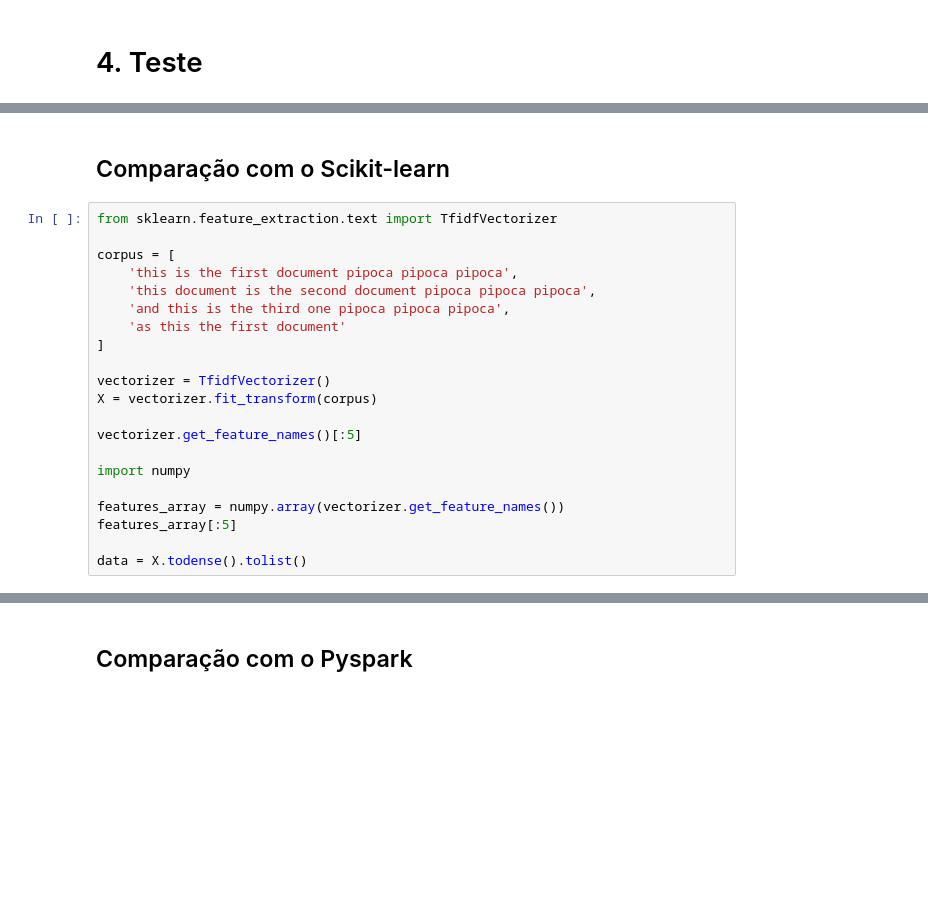
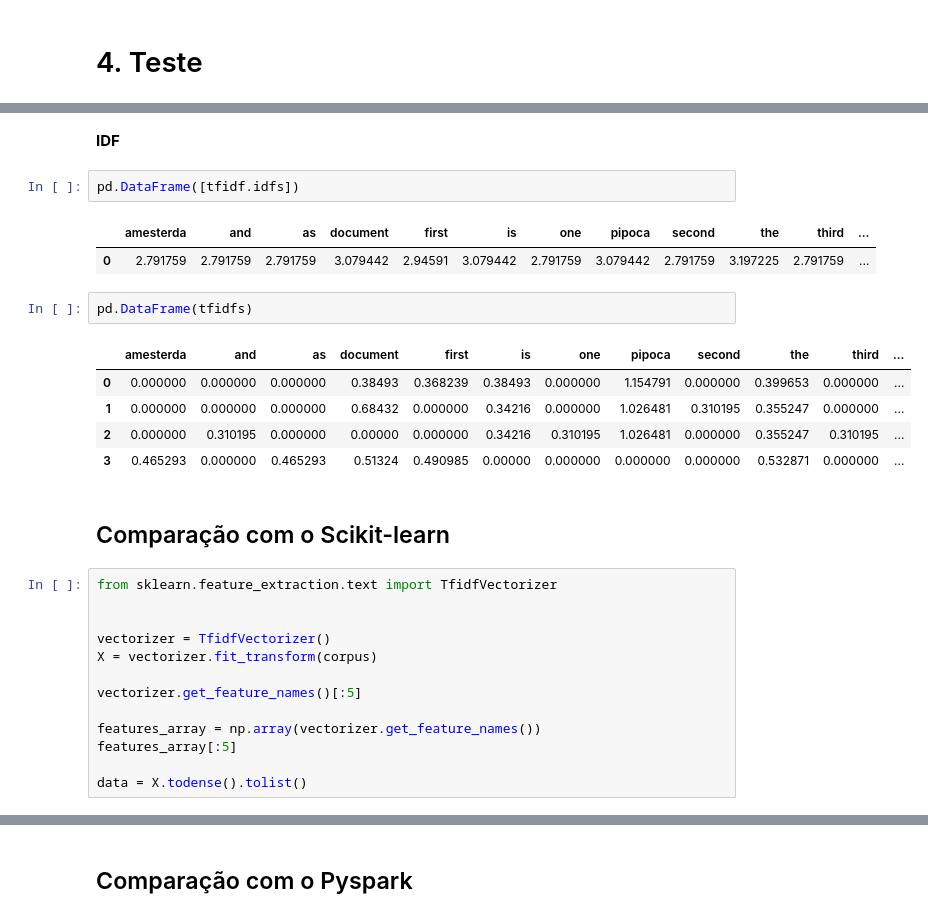
Before and after one commit to altierispeixoto/ds-studies, a Jupyter notebook: machine-learning/feature-engineering/tf-idf/tf-idf.ipynb, the cells around one changed output, grey strips where cells are left out. Saved outputs shown, nothing was run; the diff lists cells and outputs as text; blank space fills up the shorter version.

```diff
--- a/machine-learning/feature-engineering/tf-idf/tf-idf.ipynb
+++ b/machine-learning/feature-engineering/tf-idf/tf-idf.ipynb
@@ -271,23 +168,30 @@ class Tfidf():
+# %% [markdown]
+**IDF**
+# %%
+pd.DataFrame([tfidf.idfs])
+# %% [output]
+|  | amesterda | and | as | document | first | is | one | pipoca | second | the | third | ... |
+| 0 | 2.791759 | 2.791759 | 2.791759 | 3.079442 | 2.94591 | 3.079442 | 2.791759 | 3.079442 | 2.791759 | 3.197225 | 2.791759 | ... |
+# %%
+pd.DataFrame(tfidfs)
+# %% [output]
+|  | amesterda | and | as | document | first | is | one | pipoca | second | the | third | ... |
+| 0 | 0.000000 | 0.000000 | 0.000000 | 0.38493 | 0.368239 | 0.38493 | 0.000000 | 1.154791 | 0.000000 | 0.399653 | 0.000000 | ... |
+| 1 | 0.000000 | 0.000000 | 0.000000 | 0.68432 | 0.000000 | 0.34216 | 0.000000 | 1.026481 | 0.310195 | 0.355247 | 0.000000 | ... |
+| 2 | 0.000000 | 0.310195 | 0.000000 | 0.00000 | 0.000000 | 0.34216 | 0.310195 | 1.026481 | 0.000000 | 0.355247 | 0.310195 | ... |
+| 3 | 0.465293 | 0.000000 | 0.465293 | 0.51324 | 0.490985 | 0.00000 | 0.000000 | 0.000000 | 0.000000 | 0.532871 | 0.000000 | ... |
 # %% [markdown]
 ## Comparação com o Scikit-learn
 # %%
 from sklearn.feature_extraction.text import TfidfVectorizer
 
-corpus = [
-    'this is the first document pipoca pipoca pipoca',
-    'this document is the second document pipoca pipoca pipoca',
-    'and this is the third one pipoca pipoca pipoca',
-    'as this the first document'
-]
 
 vectorizer = TfidfVectorizer()
 X = vectorizer.fit_transform(corpus)
 
 vectorizer.get_feature_names()[:5]
 
-import numpy
-
-features_array = numpy.array(vectorizer.get_feature_names())
+features_array = np.array(vectorizer.get_feature_names())
 features_array[:5]
 
 data = X.todense().tolist()
```
Also changed, not shown: parts of 41 cells of this notebook.
